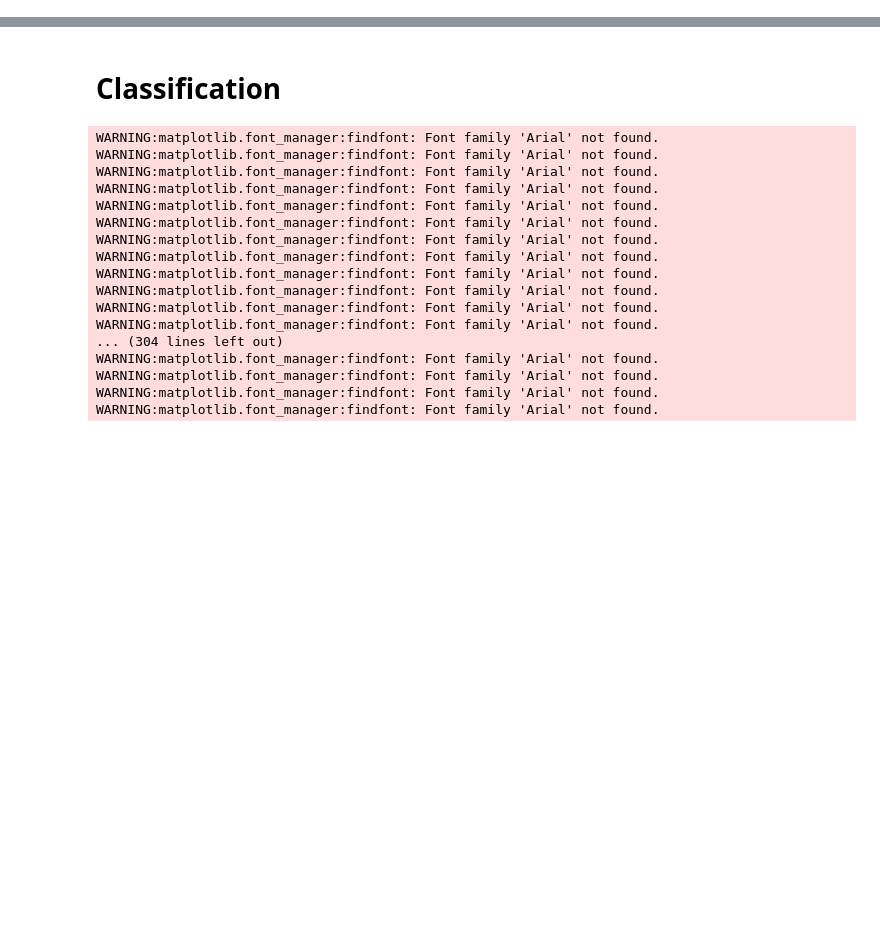
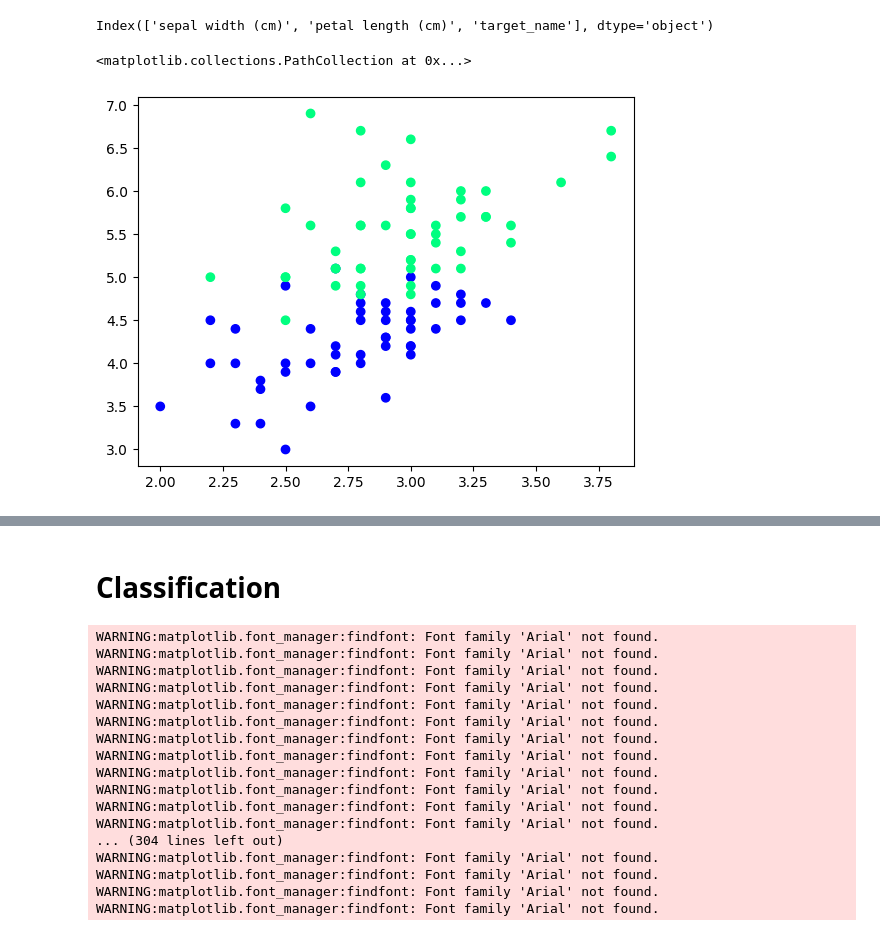
Before and after one commit to mmilannaik/bostonhousepricing, a Jupyter notebook: W35S1_Bagging.ipynb, the cells around one changed output, grey strips where cells are left out. Saved outputs shown, nothing was run; the diff lists cells and outputs as text; code cells hidden in the pictures; blank space fills up the shorter version.

```diff
--- a/W35S1_Bagging.ipynb
+++ b/W35S1_Bagging.ipynb
@@ -33,0 +3,15 @@ plot_tree(clas)
+# %%
+from sklearn.datasets import load_iris
+import pandas as pd
+
+# Load the Iris dataset
+iris = load_iris()
+
+# Create a DataFrame
+df = pd.DataFrame(data=iris.data, columns=iris.feature_names)
+
+# Add the target column to the DataFrame
+df['target'] = iris.target
+
+# Optionally, you can replace the target numbers with the target names for better readability
+df['target_name'] = iris.target_names[iris.target]
@@ -33,0 +27,10 @@ plot_tree(clas)
+# %%
+from sklearn.preprocessing import LabelEncoder
+encoder = LabelEncoder()
+df['target_name'] = encoder.fit_transform(df['target_name'])
+# %%
+df.columns
+# %% [output]
+Index(['sepal width (cm)', 'petal length (cm)', 'target_name'], dtype='object')
+# %%
+df = df[df['target_name'] != 0][['sepal width (cm)','petal length (cm)','target_name']]
@@ -33,0 +40,5 @@ plot_tree(clas)
+# %%
+plt.scatter(df['sepal width (cm)'],df['petal length (cm)'],c=df['target_name'],cmap='winter')
+# %% [output]
+<matplotlib.collections.PathCollection at 0x...>
+[figure, added]
```
Also changed, not shown: parts of 12 cells of this notebook.
